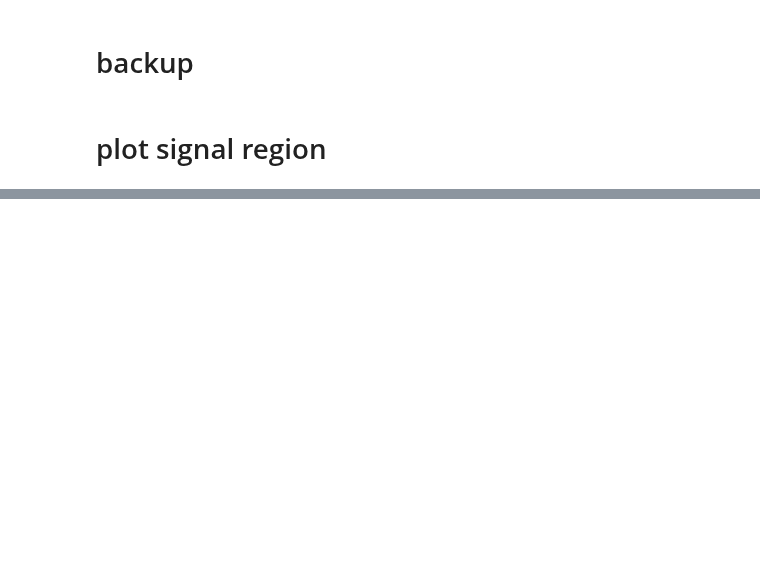
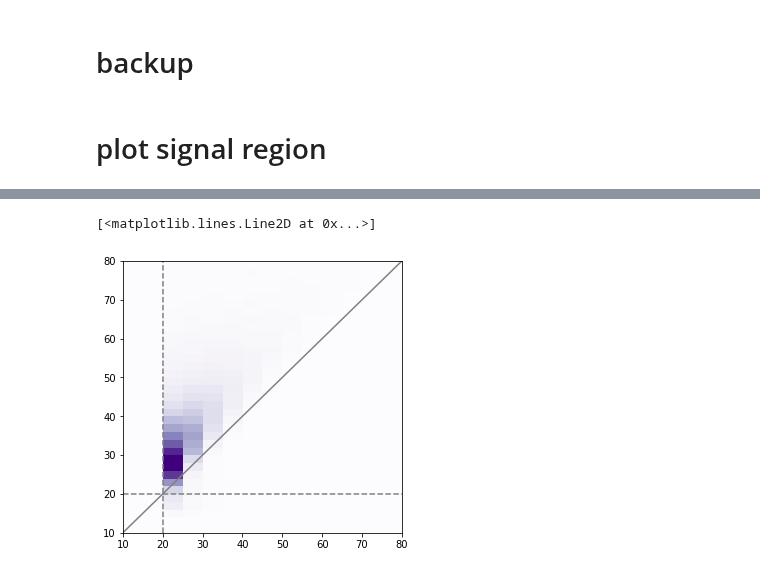
Before and after one commit to ZihengChen/WBranchingFaction, a Jupyter notebook: notebooks/studies/misid_plot.ipynb, the cells around one changed output, grey strips where cells are left out. Drawn from its saved outputs; the diff is of its cells as text; code cells hidden in the pictures; blank space fills up the shorter version.

```diff
--- a/notebooks/studies/misid_plot.ipynb
+++ b/notebooks/studies/misid_plot.ipynb
@@ -1,13 +1,13 @@
 # %%
 from utility_dfcutter import *
 # %%
-selection,nbjet,njet = 'mutau','==0','>=2'
-mctt = DFCutter(selection,nbjet=nbjet,name='mctt',njet=njet).getDataFrame(variation="")
-mct  = DFCutter(selection,nbjet=nbjet,name='mct',njet=njet).getDataFrame(variation="")
-mcw  = DFCutter(selection,nbjet=nbjet,name='mcw',njet=njet).getDataFrame(variation="")
-mcz  = DFCutter(selection,nbjet=nbjet,name='mcz',njet=njet).getDataFrame(variation="")
-mcvv = DFCutter(selection,nbjet=nbjet,name='mcdiboson',njet=njet).getDataFrame(variation="")
-data = DFCutter(selection,nbjet=nbjet,name="data2016", njet=njet).getDataFrame(variation="")
+selection,nbjet,njet = 'etau','==0','>=2'
+mctt = DFCutter(selection,nbjet=nbjet,name='mctt',njet=njet,TightTau=True).getDataFrame(variation="")
+mct  = DFCutter(selection,nbjet=nbjet,name='mct',njet=njet,TightTau=True).getDataFrame(variation="")
+mcw  = DFCutter(selection,nbjet=nbjet,name='mcw',njet=njet,TightTau=True).getDataFrame(variation="")
+mcz  = DFCutter(selection,nbjet=nbjet,name='mcz',njet=njet,TightTau=True).getDataFrame(variation="")
+mcvv = DFCutter(selection,nbjet=nbjet,name='mcdiboson',njet=njet,TightTau=True).getDataFrame(variation="")
+data = DFCutter(selection,nbjet=nbjet,name="data2016", njet=njet,TightTau=True).getDataFrame(variation="")
 
 
 # for df in [mcvv,mcz,mcw,mct,mctt,data]:
@@ -175,0 +181,11 @@ plt.savefig('../../plots/misid/{}/{}0_z.png'.format(selection,v),dpi=300)
+# %%
+plt.figure(figsize=(5,5))
+xbins = np.arange(10,81,5)
+ybins = np.arange(10,81,2)
+plt.hist2d(data.tauPt,data.tauVetoedJetPt,(xbins,ybins),cmap='Purples')
+plt.axvline(20,color='grey',linestyle='--')
+plt.axhline(20,color='grey',linestyle='--')
+plt.plot([0,100],[0,100],'grey')
+# %% [output]
+[<matplotlib.lines.Line2D at 0x...>]
+[figure, added]
```
Also changed, not shown: parts of 5 cells of this notebook, 2 other files.
